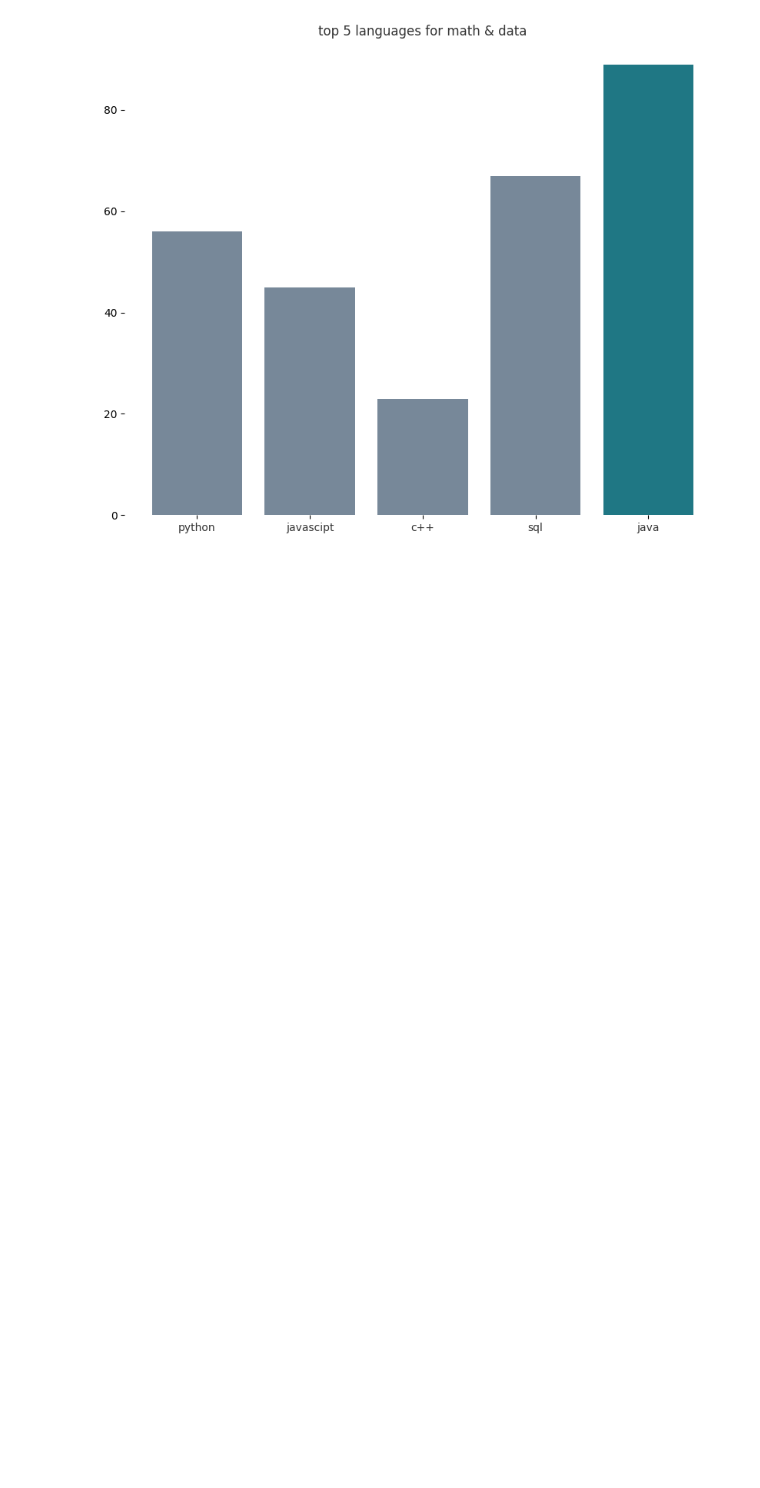
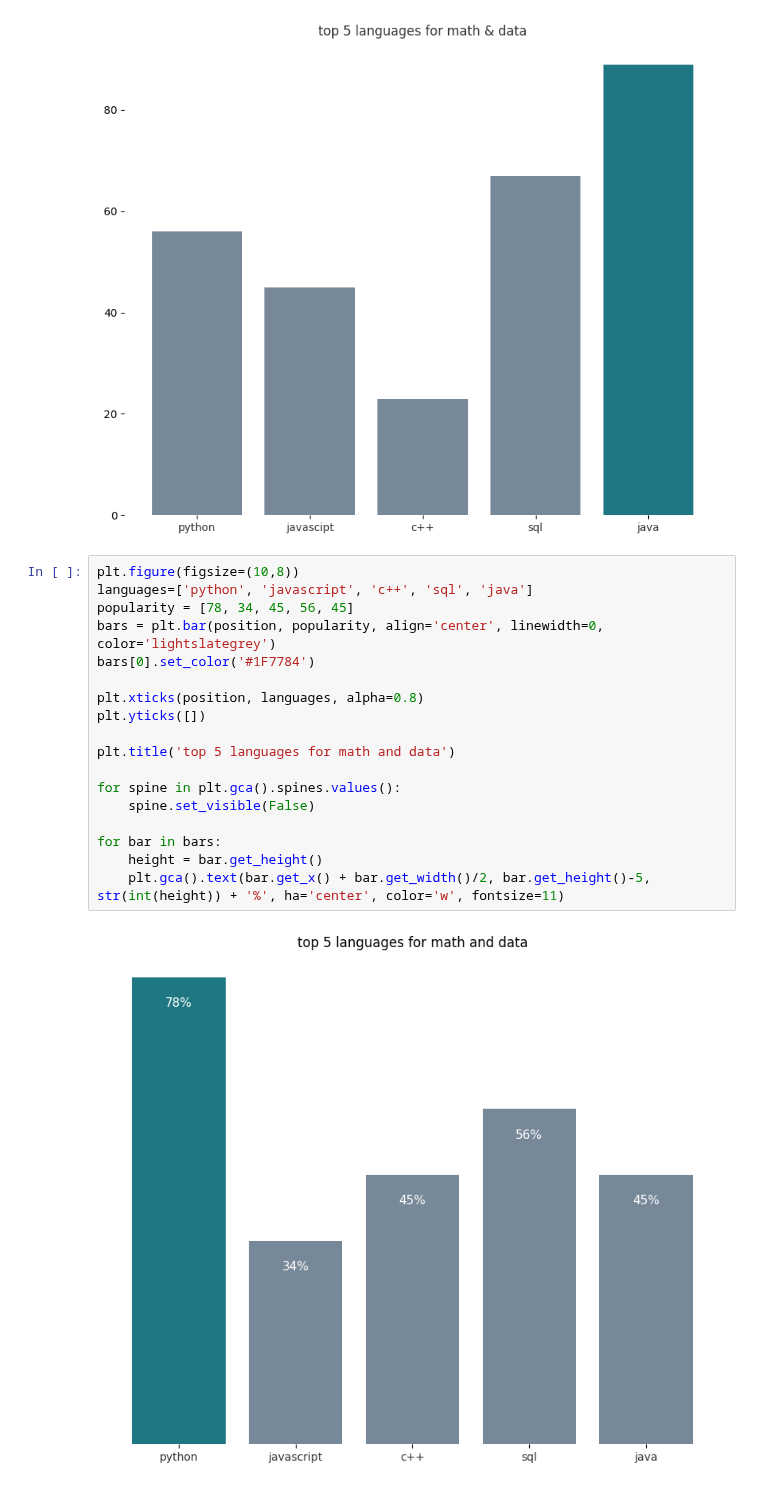
Before and after one commit to Zainab-Ayoub/dataScienceProblems, a Jupyter notebook: dejunkifying.ipynb, the cells around one changed output. Cells and saved outputs as stored; diff of their text form; blank space fills up the shorter version.

```diff
--- a/dejunkifying.ipynb
+++ b/dejunkifying.ipynb
@@ -45,3 +45,23 @@ for spine in plt.gca().spines.values():
     spine.set_visible(False)
 # %% [output]
 [figure]
+# %%
+plt.figure(figsize=(10,8))
+languages=['python', 'javascript', 'c++', 'sql', 'java']
+popularity = [78, 34, 45, 56, 45]
+bars = plt.bar(position, popularity, align='center', linewidth=0, color='lightslategrey')
+bars[0].set_color('#1F7784')
+
+plt.xticks(position, languages, alpha=0.8)
+plt.yticks([])
+
+plt.title('top 5 languages for math and data')
+
+for spine in plt.gca().spines.values():
+    spine.set_visible(False)
+
+for bar in bars:
+    height = bar.get_height()
+    plt.gca().text(bar.get_x() + bar.get_width()/2, bar.get_height()-5, str(int(height)) + '%', ha='center', color='w', fontsize=11)
+# %% [output]
+[figure, added]
```
